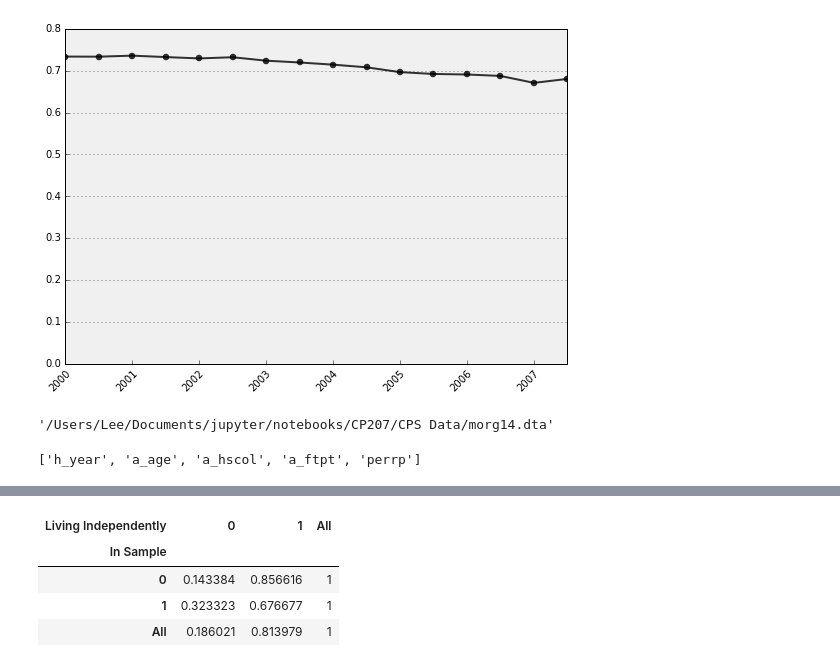
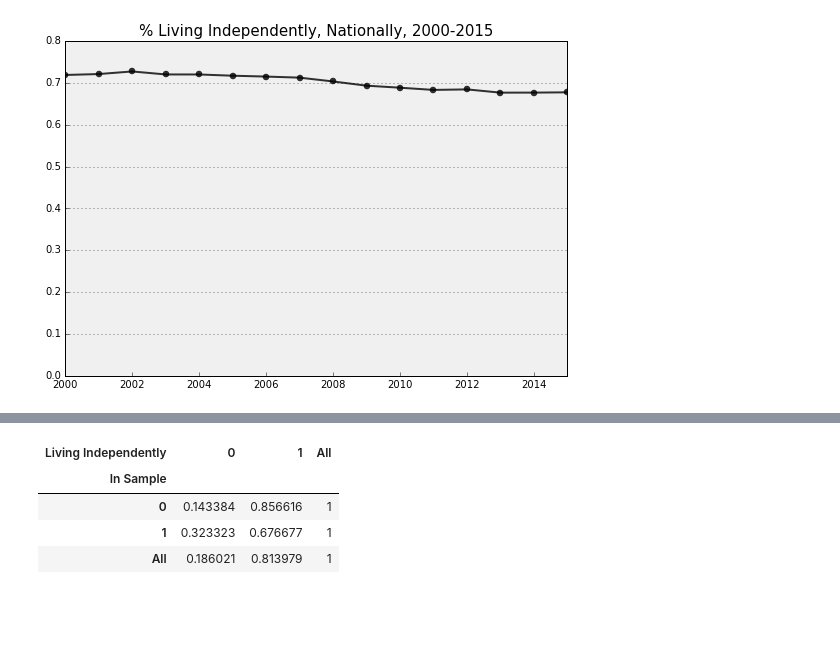
Before and after one commit to reeleis/snake_people, a Jupyter notebook: CPS_Processing_and_Results.ipynb, the cells around one changed output, grey strips where cells are left out. Cells and saved outputs as stored; diff of their text form; code cells hidden in the pictures; blank space fills up the shorter version.

Commit message:
Cleaned up graphs and started to prepare presentation materials

```diff
--- a/CPS_Processing_and_Results.ipynb
+++ b/CPS_Processing_and_Results.ipynb
@@ -75,2 +82,0 @@ len(df[df['In Sample'] == 1])
-# %%
-df = df[df['In Sample'] == 1]
@@ -81,2 +83,2 @@ len(df)
 # %%
-df['Living Independently'] = df.apply(independently, axis = 1)
+df['Living Independently'] = independently(df)
@@ -146,7 +142,7 @@ annotation_font = fm.FontProperties(family='Bitstream Vera Sans', style='normal'
 axis_bgcolor = '#f0f0f0'
 # %%
 # make a re-usable function to draw nice bar charts
-def line_chart(data, title='', xlabel='', ylabel='', color='k', ylim=None):
+def line_chart(data, title='', xlabel='', ylabel='', color='k', ylim=None, filename=''):
 
 #     ax = data.plot(kind='bar', figsize=[9, 6], width=0.6, alpha=0.6,
 #                    color=color, edgecolor='k', grid=False, ylim=ylim)
@@ -156,7 +152,7 @@ def line_chart(data, title='', xlabel='', ylabel='', color='k', ylim=None):
                    linewidth = 2, marker = 'o',
                   color = color)
 
-    ax.set_xticklabels(data.index, rotation=45, rotation_mode='anchor', ha='right', fontproperties=ticks_font)
+    #ax.set_xticklabels(data.index, rotation=45, rotation_mode='anchor', ha='right', fontproperties=ticks_font)
     ax.yaxis.grid(True)
     for label in ax.get_yticklabels():
         label.set_fontproperties(ticks_font)
@@ -182,4 +178,9 @@ def line_chart(data, title='', xlabel='', ylabel='', color='k', ylim=None):
     for label in ax.get_yticklabels():
         label.set_fontproperties(ticks_font)
 
+    if filename: plt.savefig(filename, format='pdf')
     plt.show()
+# %%
+df_plot = pct_pivot(df, index=['year'], columns=['Living Independently'])
+df_plot.head()
+df_plot[1].plot()
@@ -186,9 +190,7 @@ def line_chart(data, title='', xlabel='', ylabel='', color='k', ylim=None):
 # %%
-line_chart(df_plot['pct_independent'], ylim=[0,0.8])
+line_chart(df_plot[1], ylim=[0,0.8],
+          title = '% Living Independently, Nationally, 2000-2015',
+          filename='National.pdf')
 # %% [output]
-[figure, old version]
+[figure, new version]
-# %%
-matches[-2]
-# %% [output]
-'/Users/Lee/Documents/jupyter/notebooks/CP207/CPS Data/morg14.dta'
 # %%
@@ -196,4 +197,0 @@ df2 = pd.read_stata(matches[-2], convert_categoricals = False)
-# %%
-columns_to_keep
-# %% [output]
-['h_year', 'a_age', 'a_hscol', 'a_ftpt', 'perrp']
```
Also changed, not shown: parts of 83 cells of this notebook.
